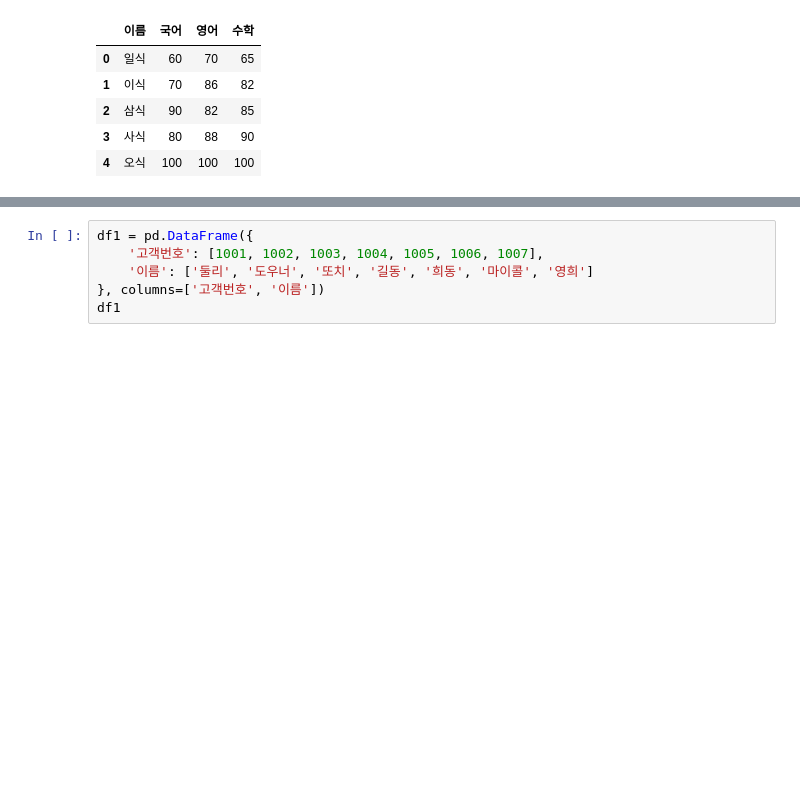
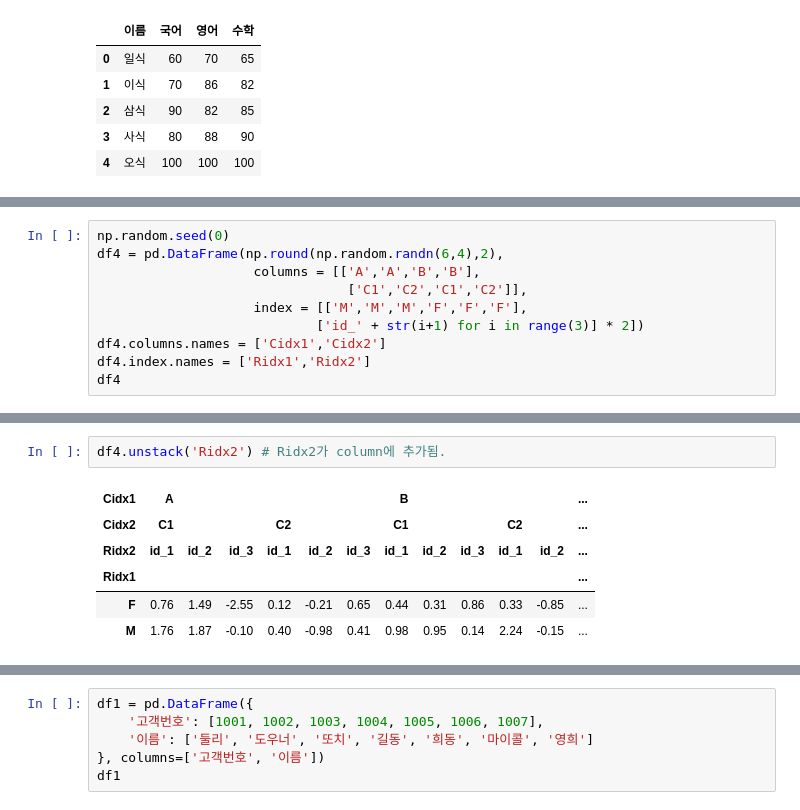
Before and after one commit to beongchang0423/python_basic, a Jupyter notebook: 7.Pandas_additional.ipynb, the cells around one changed output, grey strips where cells are left out. Cells and saved outputs as stored; diff of their text form; blank space fills up the shorter version.

```diff
--- a/7.Pandas_additional.ipynb
+++ b/7.Pandas_additional.ipynb
@@ -766,0 +843,10 @@ df4 = pd.DataFrame(np.round(np.random.randn(6,4),2),
+# %%
+np.random.seed(0)
+df4 = pd.DataFrame(np.round(np.random.randn(6,4),2),
+                    columns = [['A','A','B','B'],
+                                ['C1','C2','C1','C2']],
+                    index = [['M','M','M','F','F','F'],
+                            ['id_' + str(i+1) for i in range(3)] * 2])
+df4.columns.names = ['Cidx1','Cidx2']
+df4.index.names = ['Ridx1','Ridx2']
+df4
@@ -766,0 +888,9 @@ df4 = pd.DataFrame(np.round(np.random.randn(6,4),2),
+# %%
+df4.unstack('Ridx2') # Ridx2가 column에 추가됨.
+# %% [output]
+| Cidx1 | A |  |  |  |  |  | B |  |  |  |  | ... |
+| Cidx2 | C1 |  |  | C2 |  |  | C1 |  |  | C2 |  | ... |
+| Ridx2 | id_1 | id_2 | id_3 | id_1 | id_2 | id_3 | id_1 | id_2 | id_3 | id_1 | id_2 | ... |
+| Ridx1 |  |  |  |  |  |  |  |  |  |  |  | ... |
+| F | 0.76 | 1.49 | -2.55 | 0.12 | -0.21 | 0.65 | 0.44 | 0.31 | 0.86 | 0.33 | -0.85 | ... |
+| M | 1.76 | 1.87 | -0.10 | 0.40 | -0.98 | 0.41 | 0.98 | 0.95 | 0.14 | 2.24 | -0.15 | ... |
```
Also changed, not shown: parts of 127 cells of this notebook, 3 other files.
